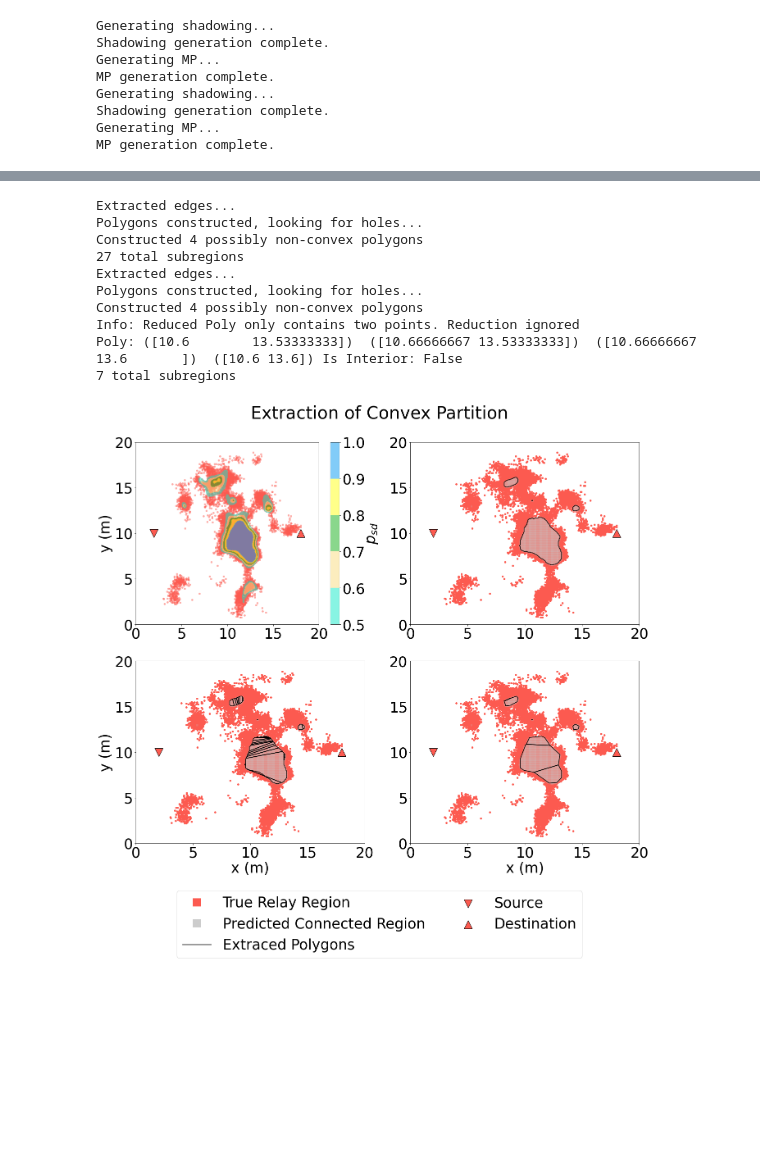
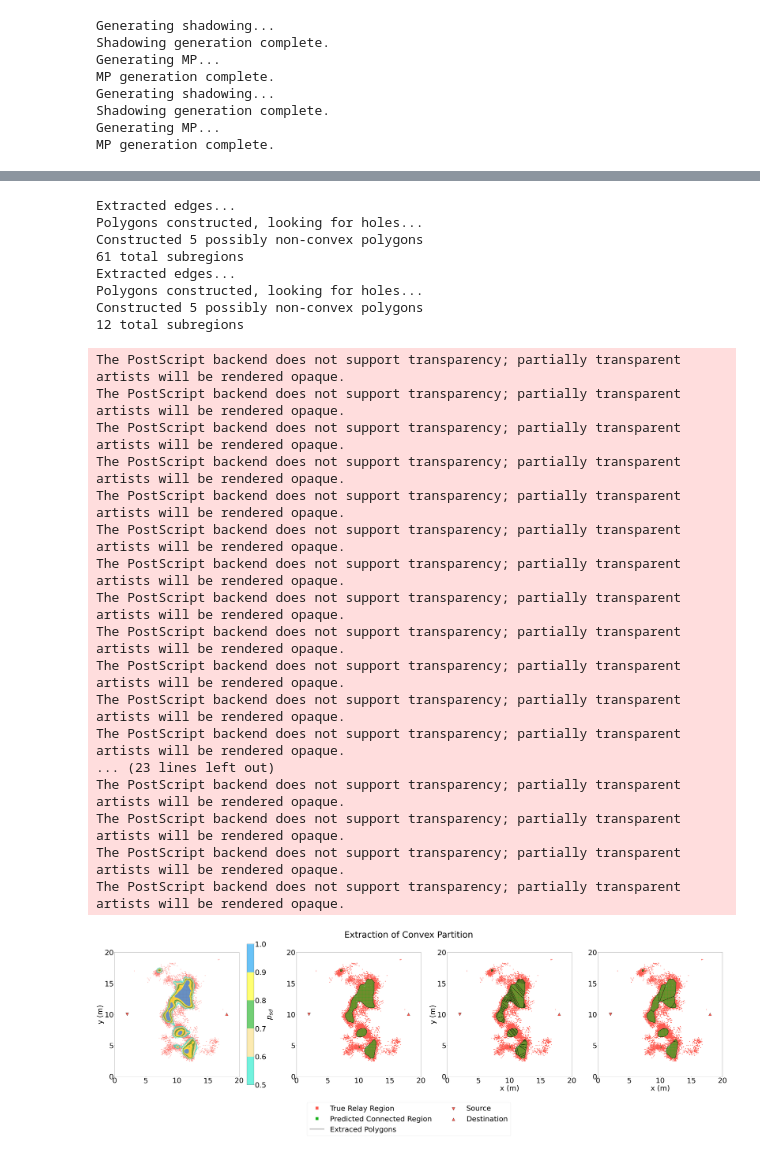
Before and after one commit to zhiyunjiang/CommMotionPlanning, a Jupyter notebook: python/touring_relay/Fig - regional decomposition.ipynb, the cells around one changed output, grey strips where cells are left out. Saved outputs shown, nothing was run; the diff lists cells and outputs as text; code cells hidden in the pictures; blank space fills up the shorter version.

Commit message:
figures for trends, reformat regional decomposition figure

```diff
--- a/python/touring_relay/Fig - regional decomposition.ipynb
+++ b/python/touring_relay/Fig - regional decomposition.ipynb
@@ -467,11 +468,13 @@ plt.rcParams.update({
     "text.usetex": False,
     "font.family": "sans-serif",
     "font.sans-serif": ["Helvetica"],
-    'font.size': 35})
+    'font.size': 50})
 #7 point cloud for some threshold
-fig, ( (ax1, ax2), (ax3, ax4)) = plt.subplots(2,2, figsize=(22,18))
+fig, (ax1, ax2, ax3, ax4) = plt.subplots(1,4, figsize=(3*18+18*1.2,18), gridspec_kw={'width_ratios': [5, 4, 4, 4]})
+
 coral = 'xkcd:coral'
-grey='0.8'
+grey ='0.8'
+grey = 'xkcd:green'
 
 # ax1.plot(pts[:,0], pts[:,1], 's', color=color , markeredgewidth=0.0, markersize=5, alpha=0.35, zorder=-10)
 # #dummy series for label
@@ -482,7 +485,7 @@ nx, ny = p_field.shape
 X = np.linspace(region[1], region[0], nx)
 Y = np.linspace(region[3], region[2], ny)
 
-C = ax1.contourf(X, Y, p_field.T,[0.5, 0.6, 0.7, 0.8, 0.9, 1 ], alpha = 0.5, colors = ['xkcd:aqua', 'xkcd:wheat', 'xkcd:green', 'xkcd:yellow', 'xkcd:azure', ])
+C = ax1.contourf(X, Y, p_field.T,[0.5, 0.6, 0.7, 0.8, 0.9, 1 ], alpha = 0.6, colors = ['xkcd:aqua', 'xkcd:wheat', 'xkcd:green', 'xkcd:yellow', 'xkcd:azure', ])
 cb = fig.colorbar(C, ax=ax1)
 cb.set_label('$p_{sd}$', labelpad=0)
 
@@ -500,6 +503,7 @@ ax1.set_ylim(region[2],region[3])
 #ax1.set_xlabel('x (m)')
 ax1.set_ylabel('y (m)')
 ax1.invert_yaxis()
+ax1.set_aspect("equal")
 #ax1.set_title('Point Cloud', pad=50)
 #ax1.legend(loc='upper center', bbox_to_anchor=[0.5,-.075], ncol=2)
 
@@ -507,7 +511,7 @@ ax1.invert_yaxis()
 
 
 pts = pjcps[0]
-ax2.plot(pts[:,0], pts[:,1], 's', color=grey , markeredgewidth=0.0, markersize=5, alpha=0.1, zorder=-10)
+ax2.plot(pts[:,0], pts[:,1], 's', color=grey , markeredgewidth=0.0, markersize=5, alpha=0.3, zorder=-10)
 
 pt_cld = PC.PointCloud(pjcps[0])
 pt_cld.partition(do_reduce=False)
@@ -528,11 +532,12 @@ ax2.set_ylim(region[2],region[3])
 # ax2.set_xlabel('x (m)')
 # ax2.set_ylabel('y (m)')
 ax2.invert_yaxis()
+ax2.set_aspect("equal")
 #ax2.set_title('$\\alpha$-shape', pad=50)
 
 #Partition w/o RDP
 pts = pjcps[0]
-ax3.plot(pts[:,0], pts[:,1], 's', color=grey , markeredgewidth=0.0, markersize=5, alpha=0.1, zorder=-10)
+ax3.plot(pts[:,0], pts[:,1], 's', color=grey , markeredgewidth=0.0, markersize=5, alpha=0.3, zorder=-10)
 
 
 for poly in pt_cld.polygons:
@@ -552,6 +557,7 @@ ax3.set_ylim(region[2],region[3])
 ax3.set_xlabel('x (m)')
 ax3.set_ylabel('y (m)')
 ax3.invert_yaxis()
+ax3.set_aspect("equal")
 #ax3.set_title('$\\alpha$-shape', pad=50)
 
 
@@ -561,44 +567,61 @@ ax3.invert_yaxis()
 plt.plot([-100],  [-100], 's', color=coral, markeredgewidth=0.0, markersize=20, alpha=1, label='True Relay Region')
 
 pts = pjcps[0]
-ax4.plot(pts[:,0], pts[:,1], 's', color=grey , markeredgewidth=0.0, markersize=5, alpha=0.1, zorder=-10)
+ax4.plot(pts[:,0], pts[:,1], 's', color=grey , markeredgewidth=0.0, markersize=5, alpha=0.3, zorder=-10)
 ax4.plot([-100],  [-100], 's', color=grey, markeredgewidth=0.0, markersize=20, alpha=1, label='Predicted Connected Region')
 
 pt_cld = PC.PointCloud(pjcps[0])
 pt_cld.partition(do_reduce=True)
 for poly in pt_cld.polygons:
     poly.plot(show_partition=True, ax=ax4)
 #dummy series for label
 ax4.plot( [-100, -90],  [-100, -90], '-', color='k', markersize=20, label='Extraced Polygons')
 
 #plot true field
 pts = tjcps[0]
 ax4.plot(pts[:,0], pts[:,1], '.', color=coral , markeredgewidth=0.0, markersize=10, alpha=1, zorder=-100)
 
 #plot base stations
 ax4.scatter([qBase[0][0]], [qBase[0][1]], color=coral, marker='v', s=400, edgecolor='k', label='Source')
 ax4.scatter([qBase[1][0]], [qBase[1][1]], color=coral, marker='^', s=400, edgecolor='k', label='Destination')
 ax4.set_xlim(region[1],region[0])
 ax4.set_xticks([0, 5, 10, 15, 20])
 ax4.set_yticks([0, 5, 10, 15, 20])
 ax4.set_ylim(region[2],region[3])
 ax4.set_xlabel('x (m)')
 #ax4.set_ylabel('y (m)')
 ax4.invert_yaxis()
+ax4.set_aspect("equal")
 #ax4.set_title('Partition', pad=50)
 fig.suptitle('Extraction of Convex Partition', y=0.95)
 handles, labels = ax4.get_legend_handles_labels()
 fig.legend(handles, labels, loc='upper center', bbox_to_anchor=[0.5,0.05], ncol=2)
 sim.save_plt('decomp_4subs.png')
+plt.savefig('decomp_4subs.eps', format='eps', bbox_inches='tight')
 # %% [output]
 Extracted edges...
 Polygons constructed, looking for holes...
-Constructed 4 possibly non-convex polygons
-27 total subregions
+Constructed 5 possibly non-convex polygons
+61 total subregions
 Extracted edges...
 Polygons constructed, looking for holes...
-Constructed 4 possibly non-convex polygons
-Info: Reduced Poly only contains two points. Reduction ignored
-Poly: ([10.6        13.53333333])  ([10.66666667 13.53333333])  ([10.66666667 13.6       ])  ([10.6 13.6]) Is Interior: False
-7 total subregions
+Constructed 5 possibly non-convex polygons
+12 total subregions
+The PostScript backend does not support transparency; partially transparent artists will be rendered opaque.
+The PostScript backend does not support transparency; partially transparent artists will be rendered opaque.
+The PostScript backend does not support transparency; partially transparent artists will be rendered opaque.
+The PostScript backend does not support transparency; partially transparent artists will be rendered opaque.
+The PostScript backend does not support transparency; partially transparent artists will be rendered opaque.
+The PostScript backend does not support transparency; partially transparent artists will be rendered opaque.
+The PostScript backend does not support transparency; partially transparent artists will be rendered opaque.
+The PostScript backend does not support transparency; partially transparent artists will be rendered opaque.
+The PostScript backend does not support transparency; partially transparent artists will be rendered opaque.
+The PostScript backend does not support transparency; partially transparent artists will be rendered opaque.
+The PostScript backend does not support transparency; partially transparent artists will be rendered opaque.
+The PostScript backend does not support transparency; partially transparent artists will be rendered opaque.
+... (23 lines left out)
+The PostScript backend does not support transparency; partially transparent artists will be rendered opaque.
+The PostScript backend does not support transparency; partially transparent artists will be rendered opaque.
+The PostScript backend does not support transparency; partially transparent artists will be rendered opaque.
+The PostScript backend does not support transparency; partially transparent artists will be rendered opaque.
-[figure, old version]
+[figure, new version]
```
Also changed, not shown: parts of 14 cells of this notebook, 10 other files.
